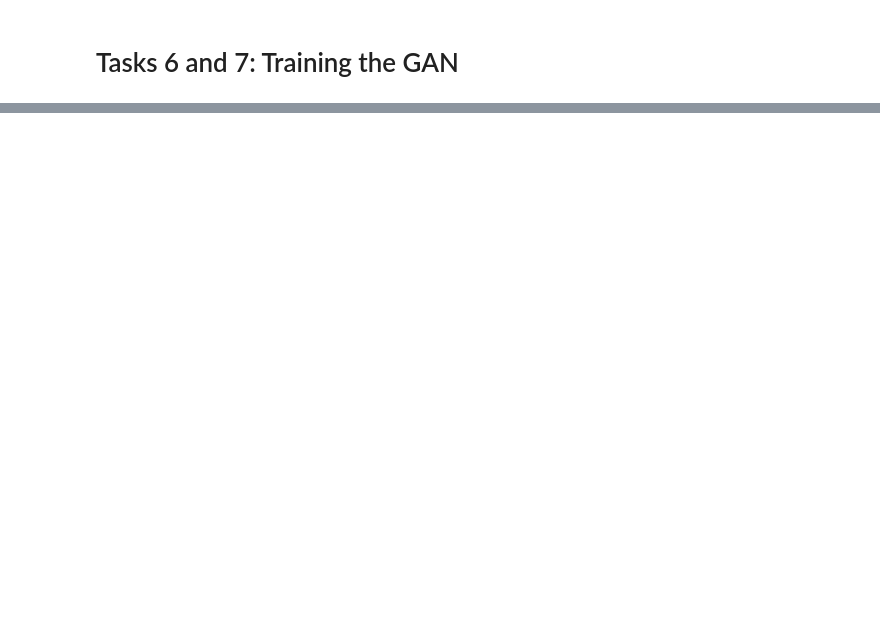
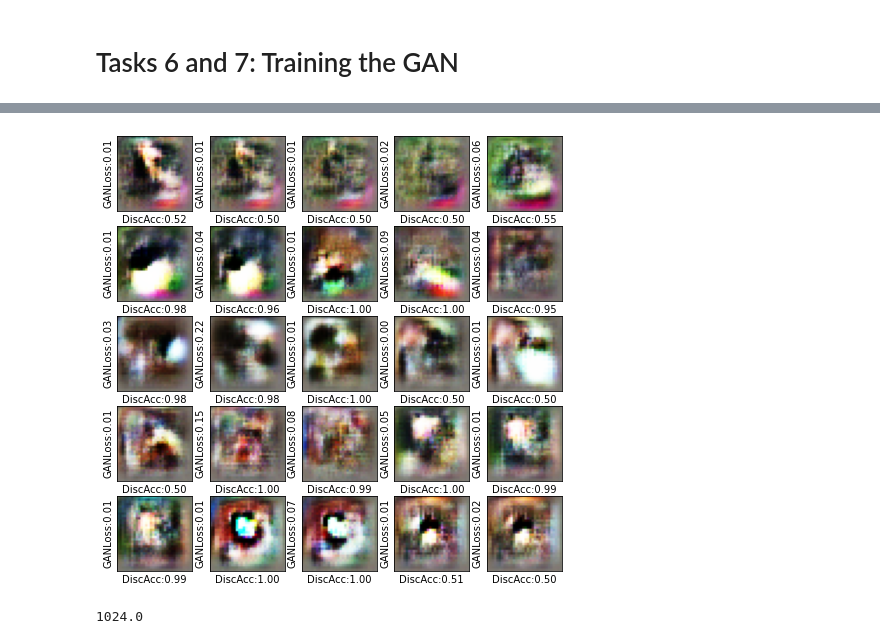
Before and after one commit to gromag/Gym-NeuralNetwork, a Jupyter notebook: Gym 8 - GANs/Learner Notebook.ipynb, the cells around one changed output, grey strips where cells are left out. Cells and saved outputs as stored; diff of their text form; code cells hidden in the pictures; blank space fills up the shorter version.

```diff
--- a/Gym 8 - GANs/Learner Notebook.ipynb
+++ b/Gym 8 - GANs/Learner Notebook.ipynb
@@ -78,12 +61,3 @@ def load_data(one_hot=True):
         y_train = tf.keras.utils.to_categorical(y_train)
         y_test = tf.keras.utils.to_categorical(y_test)
     return (x_train, y_train), (x_test, y_test)
-# %%
-(x_train, y_train), (x_test, y_test) = tfutils.datasets.mnist.load_data(one_hot=False)
-print(x_train.shape)
-print(x_test.shape)
-x_train = tfutils.datasets.mnist.load_subset([0], x_train, y_train)
-x_test = tfutils.datasets.mnist.load_subset([0], x_test, y_test)
-print(x_train.shape)
-print(x_test.shape)
-print(y_train[:10])
@@ -134,6 +80,7 @@ array([0, 0, 0, 0, 0, 0, 0, 0, 0, 0, 0, 0, 0, 0, 0, 0, 0, 0, 0, 0, 0, 0,
 # %%
-x_train = load_subset([0], x_train, y_train)
-x_test = load_subset([0], x_test, y_test)
+(x_train, y_train), (x_test, y_test) = load_data(one_hot=False)
+x_train = load_subset([5], x_train, y_train)
+x_test = load_subset([5], x_test, y_test)
 print(x_train.shape)
 print(x_test.shape)
 x = np.concatenate([x_train, x_test], axis=0)
@@ -174,7 +116,7 @@ plot_ten_random_examples(plt, x, y).show()
 ![Artist and Critic](https://github.com/gromag/Gym-NeuralNetwork/blob/master/Gym%208%20-%20GANs/artist_critic.png?raw=1)
 # %%
 discriminator = Sequential([
-    Conv2D(64, 3, strides=2, input_shape=(28,28,1)),
+    Conv2D(64, 3, strides=2, input_shape=(32,32,3)),
     LeakyReLU(),
     BatchNormalization(),
 
@@ -312,7 +264,7 @@ for e in range(0, epochs):
 
     for step in range(0, steps_per_epoch):
         true_examples = x[int(batch_size/2)*step:int(batch_size/2)*(step+1)]
-        true_examples = np.reshape(true_examples, (true_examples.shape[0], 28, 28, 1))
+        true_examples = np.reshape(true_examples, (true_examples.shape[0], 32, 32, 3))
 
         noise = np.random.randn(int(batch_size/2), 1)
         gen_examples = generator.predict(noise)
@@ -335,6 +287,6 @@ for e in range(0, epochs):
 
     noise = np.random.randn(1, 1)
     gen_image = generator.predict(noise)[0]
-    gen_image = np.reshape(gen_image, (28, 28))
+    gen_image = np.reshape(gen_image, (32, 32, 3))
     dp.end_of_epoch(gen_image, 'binary', 'DiscAcc:{:.2f}'.format(acc), 'GANLoss:{:.2f}'.format(loss))
 # %% [output]
@@ -342,0 +293,5 @@ for e in range(0, epochs):
+[figure, added]
+# %%
+3072/3
+# %% [output]
+1024.0
```
Also changed, not shown: parts of 19 cells of this notebook.
